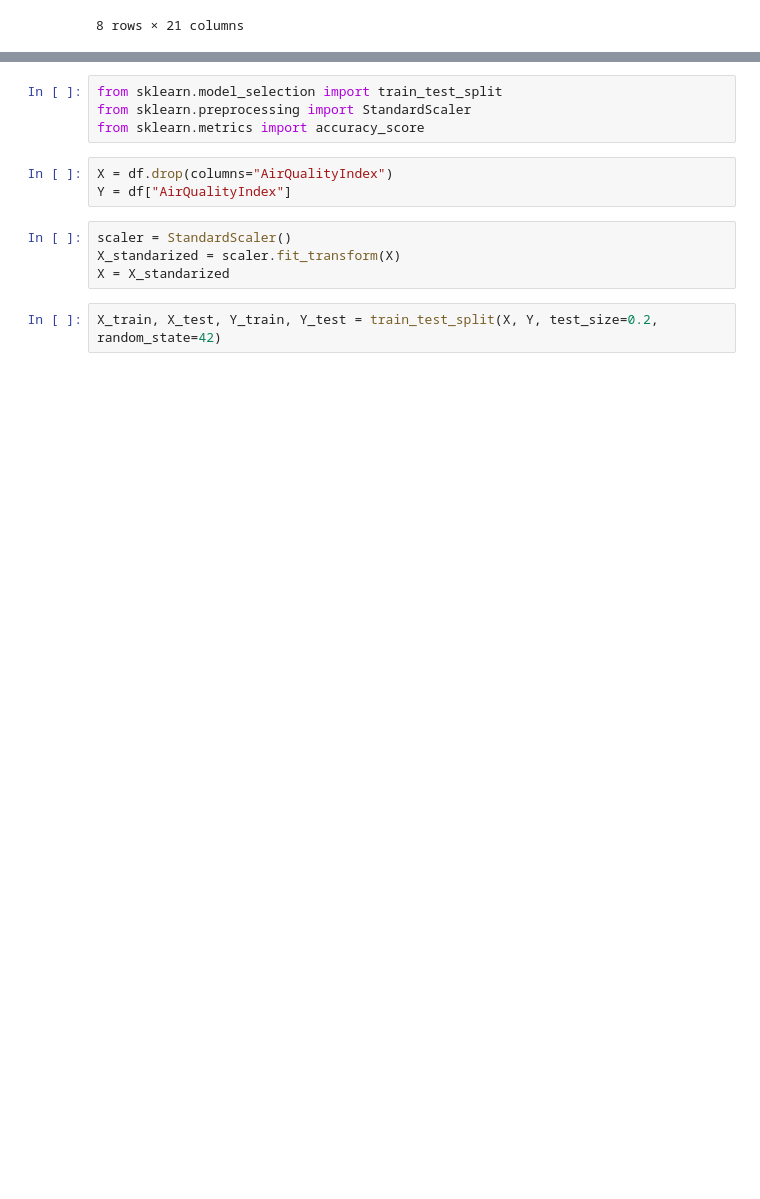
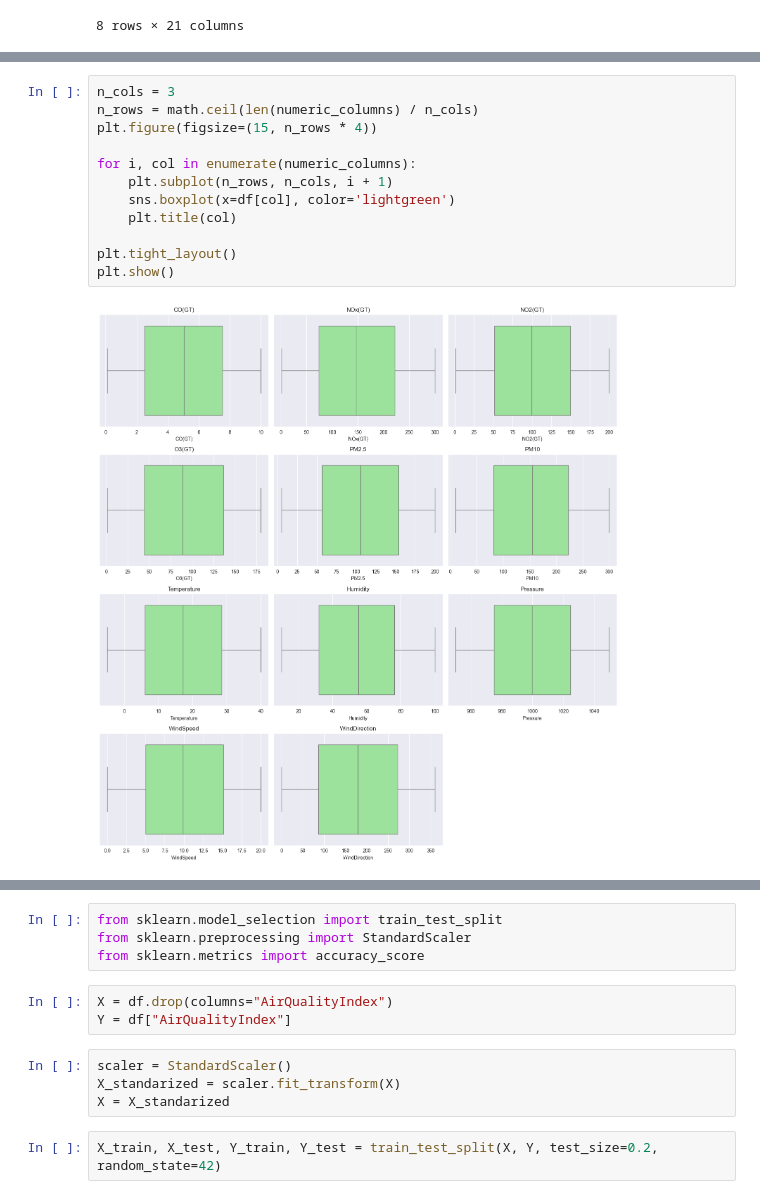
Before and after one commit to marta23-10/air-quality-prediction, a Jupyter notebook: air_quality.ipynb, the cells around one changed output, grey strips where cells are left out. Cells and saved outputs as stored; diff of their text form; blank space fills up the shorter version.

```diff
--- a/air_quality.ipynb
+++ b/air_quality.ipynb
@@ -96,3 +99,17 @@ for column in numeric_columns:
+# %%
+n_cols = 3
+n_rows = math.ceil(len(numeric_columns) / n_cols)
+plt.figure(figsize=(15, n_rows * 4))
+
+for i, col in enumerate(numeric_columns):
+    plt.subplot(n_rows, n_cols, i + 1)
+    sns.boxplot(x=df[col], color='lightgreen')
+    plt.title(col)
+
+plt.tight_layout()
+plt.show()
+# %% [output]
+[figure, added]
 # %%
 pollutants = ['NOx(GT)', 'NO2(GT)', 'PM2.5', 'PM10']
 average_by_hour = df.groupby("Hour")[pollutants].mean()
```
Also changed, not shown: parts of 4 cells of this notebook.
